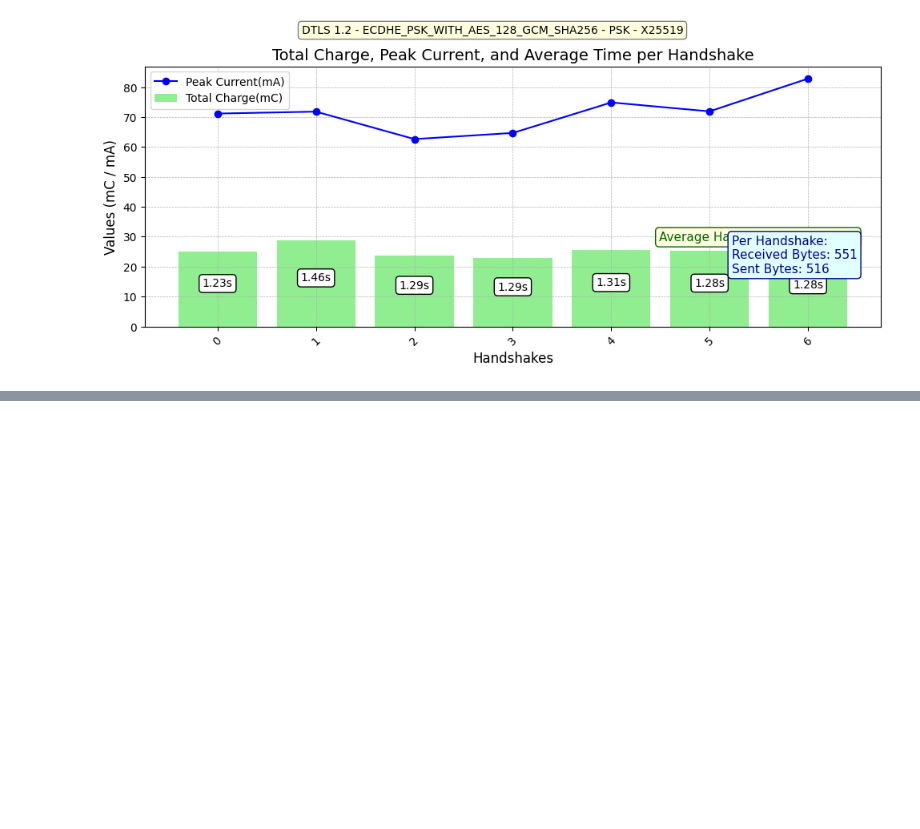
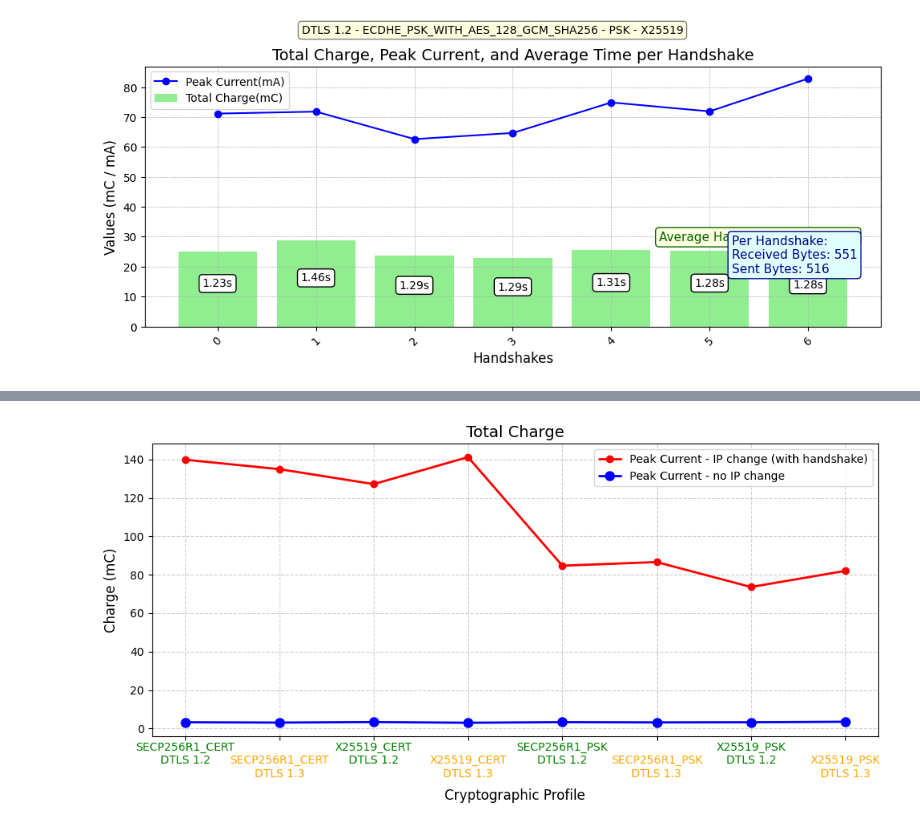
Before and after one commit to Johann-Zurner/DTLS_CoAP_Client, a Jupyter notebook: extra_thesis_material/python_plots.ipynb, the cells around one changed output, grey strips where cells are left out. Drawn from its saved outputs; the diff is of its cells as text; code cells hidden in the pictures; blank space fills up the shorter version.

```diff
--- a/extra_thesis_material/python_plots.ipynb
+++ b/extra_thesis_material/python_plots.ipynb
@@ -887,0 +1042,58 @@ Current working directory: c:\Users\jzurn\Documents\Bachelor\DTLS_CoAP_Client\ex
+# %%
+# Plot without index numbers, with adjusted x-labels and "Cipher Suite" positioned below
+fig, ax = plt.subplots(figsize=(10, 5))
+
+short_labels = [
+    f"{label}\nDTLS 1.2\n" if i % 2 == 0 else f"\n{label}\nDTLS 1.3\n"
+    for i, label in enumerate(result_df["ciphersuite"])
+]
+label_colors = ["green" if i % 2 == 0 else "orange" for i in range(len(short_labels))]
+
+x_labels = range(len(short_labels))  # Numeric x-axis for alignment
+
+# Plot the data
+plt.plot(
+    x_labels,
+    result_df["avg_total_charge_IPchange"],
+    marker="o",
+    color="red",
+    label="Peak Current - IP change (with handshake)",
+    linewidth=2,  # Increase line width for better effect
+    solid_capstyle="round"  # Round line ends
+)
+
+plt.plot(
+    x_labels,
+    result_df["avg_total_charge_noIPchange"],
+    color="blue",
+    marker="o",
+    markersize=8,
+    label="Peak Current - no IP change",
+    linewidth=2,  # Increase line width for better effect
+    solid_capstyle="round"  # Round line ends
+)
+
+# Set x-ticks and individually color the x-labels without showing numeric indices
+ax.set_xticks(x_labels)
+ax.set_xticklabels([])  # Remove numeric indices
+
+# Manually add the custom-colored labels closer to the graph
+for tick, label, color in zip(ax.get_xticks(), short_labels, label_colors):
+    ax.text(
+        tick, -0.02, label, fontsize=10, color=color, ha='center', va='top',
+        transform=ax.get_xaxis_transform()
+    )
+
+# Adjust x-axis label placement
+ax.set_xlabel("Cryptographic Profile", fontsize=12, labelpad=40)  # Adjust spacing with `labelpad`
+ax.set_ylabel("Charge (mC)", fontsize=12)
+ax.set_title("Total Charge", fontsize=14)
+ax.legend()
+ax.grid(True, linestyle='--', alpha=0.6)
+
+plt.tight_layout()
+plot_file = rf"{base_path}\total_charge.png"
+plt.savefig(plot_file)
+plt.show()
+# %% [output]
+[figure, added]
```
Also changed, not shown: parts of 20 cells of this notebook.
